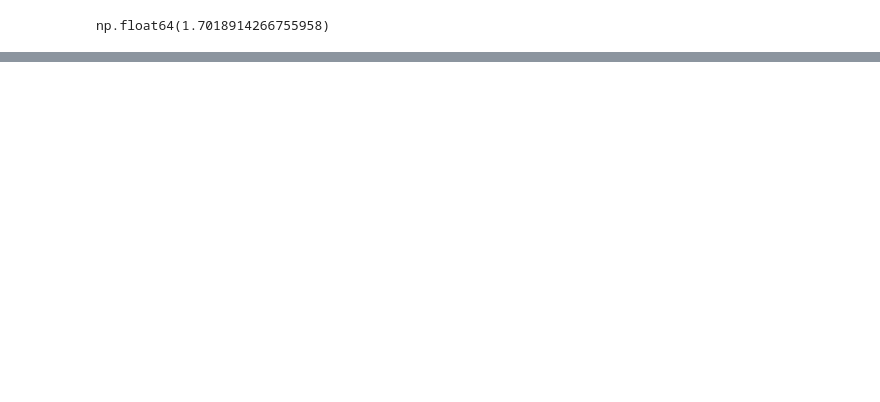
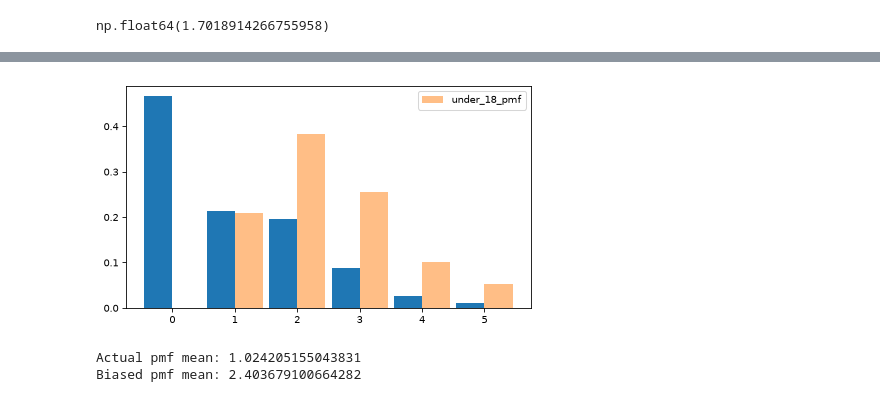
Before and after one commit to acsiuc/think-stats, a Jupyter notebook: notebooks/chapter-03.ipynb, the cells around one changed output, grey strips where cells are left out. Cells and saved outputs as stored; diff of their text form; code cells hidden in the pictures; blank space fills up the shorter version.

Commit message:
chapter-03: exercise 3.3

```diff
--- a/notebooks/chapter-03.ipynb
+++ b/notebooks/chapter-03.ipynb
@@ -332,3 +334,9 @@ def pmf_skewness(pmf):
 pmf_skewness(pmf)
 # %% [output]
 np.float64(1.7018914266755958)
+# %%
+#EXERCISE 3.3
+
+children_under_18 = resp['numkdhh']
+under_18_pmf = Pmf.from_seq(children_under_18)
+under_18_pmf
@@ -334,0 +352,12 @@ np.float64(1.7018914266755958)
+# %%
+biased_under_18 = bias(under_18_pmf, 'under_18_pmf')
+# %%
+two_bar_plots(under_18_pmf, biased_under_18)
+# %% [output]
+[figure, added]
+# %%
+print(f"Actual pmf mean: {under_18_pmf.mean()}")
+print(f"Biased pmf mean: {biased_under_18.mean()}")
+# %% [output]
+Actual pmf mean: 1.024205155043831
+Biased pmf mean: 2.403679100664282
```
Also changed, not shown: parts of 2 cells of this notebook.
